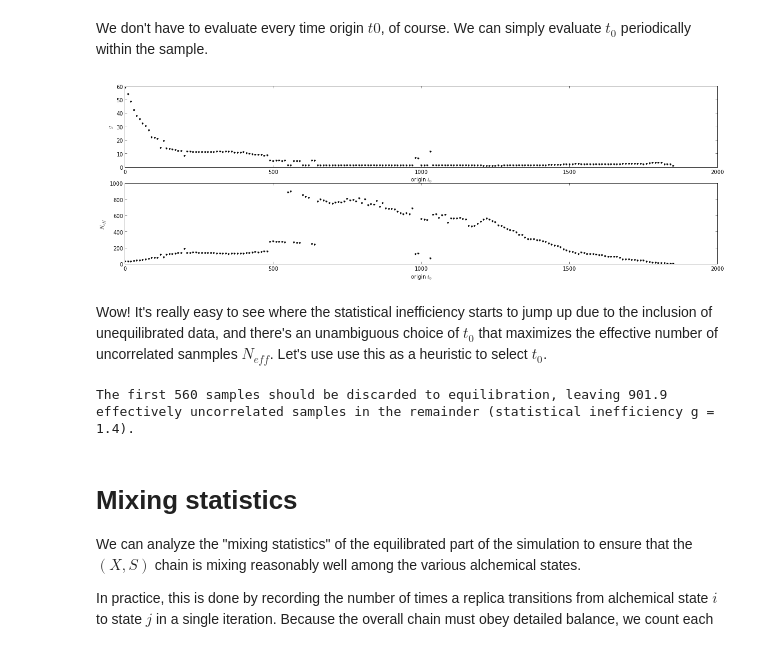
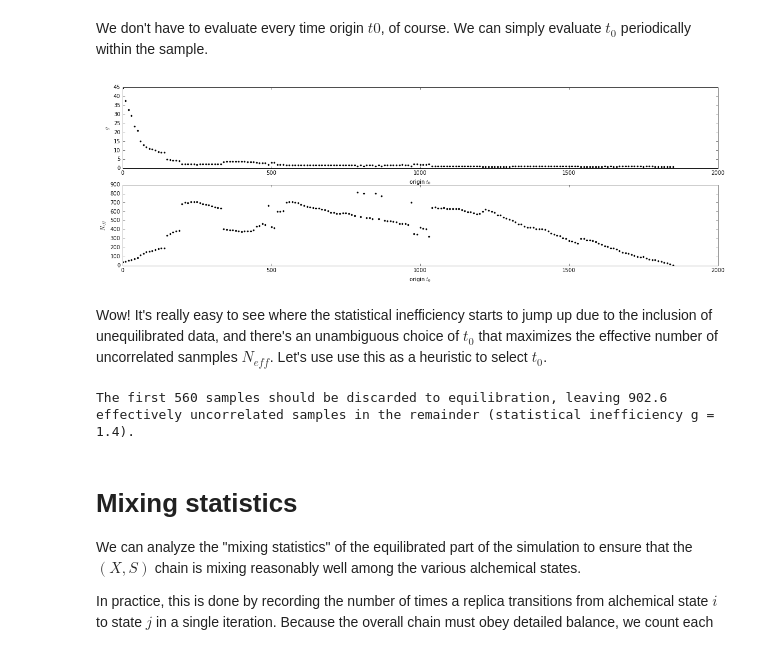
Before and after one commit to choderalab/simulation-health-reports, a Jupyter notebook: examples/yank/YANK analysis example.ipynb, the cells around one changed output. Saved outputs shown, nothing was run; the diff lists cells and outputs as text; code cells hidden in the pictures.

Commit message:
Update notebook, README, and restore analyze

```diff
--- a/examples/yank/YANK analysis example.ipynb
+++ b/examples/yank/YANK analysis example.ipynb
@@ -100,7 +102,9 @@ Let's look at the timeseries for this quantity:
 # %%
 u_n = analyze.extract_u_n(ncfile)
 
-figsize(20,6)
+from pylab import rcParams
+rcParams['figure.figsize'] = 20, 6
+
 pylab.clf()
 pylab.plot(u_n, 'k.')
 pylab.xlabel('iteration')
@@ -150,37 +153,36 @@ We don't have to evaluate every time origin $t0$, of course.  We can simply eval
 # %%
 T = len(u_n)
 nskip = 10
 indices = range(0, T-1, nskip)
 N = len(indices)
 t0_t = numpy.ones([N], numpy.float32)
 g_t = numpy.ones([N], numpy.float32)
 Neff_t = numpy.ones([N], numpy.float32)
 for n in range(N):
     t0 = nskip*n
     t0_t[n] = t0
-    g_t[n] = timeseries.statisticalInefficiency(u_n[t0:T], method='fast')
+    g_t[n] = timeseries.statisticalInefficiency(u_n[t0:T])
     Neff_t[n] = (T-t0) / g_t[n]
 
-figsize(20,6)
 pylab.clf()
 pylab.subplot(211)
 pylab.plot(t0_t, g_t, 'k.')
 pylab.ylabel('$g$')
 pylab.xlabel('origin $t_0$')
 pylab.subplot(212)
 pylab.plot(t0_t, Neff_t, 'k.')
 pylab.xlabel('origin $t_0$')
 pylab.ylabel('$N_{eff}$')
 pylab.show()
 # %% [output]
-[figure, old version]
+[figure, new version]
 # %% [markdown]
 Wow!  It's really easy to see where the statistical inefficiency starts to jump up due to the inclusion of unequilibrated data, and there's an unambiguous choice of $t_0$ that maximizes the effective number of uncorrelated sanmples $N_{eff}$.  Let's use use this as a heuristic to select $t_0$.
 # %%
-[nequil, g, Neff_max] = analyze.detect_equilibration(u_n, nskip=10, method='fast')
+[nequil, g, Neff_max] = timeseries.detectEquilibration(u_n, nskip=10)
 print "The first %d samples should be discarded to equilibration, leaving %.1f effectively uncorrelated samples in the remainder (statistical inefficiency g = %.1f)." % (nequil, Neff_max, g)
 # %% [output]
-The first 560 samples should be discarded to equilibration, leaving 901.9 effectively uncorrelated samples in the remainder (statistical inefficiency g = 1.4).
+The first 560 samples should be discarded to equilibration, leaving 902.6 effectively uncorrelated samples in the remainder (statistical inefficiency g = 1.4).
 # %% [markdown]
 Mixing statistics
 =================
```
Also changed, not shown: parts of 14 cells of this notebook, 2 other files.
